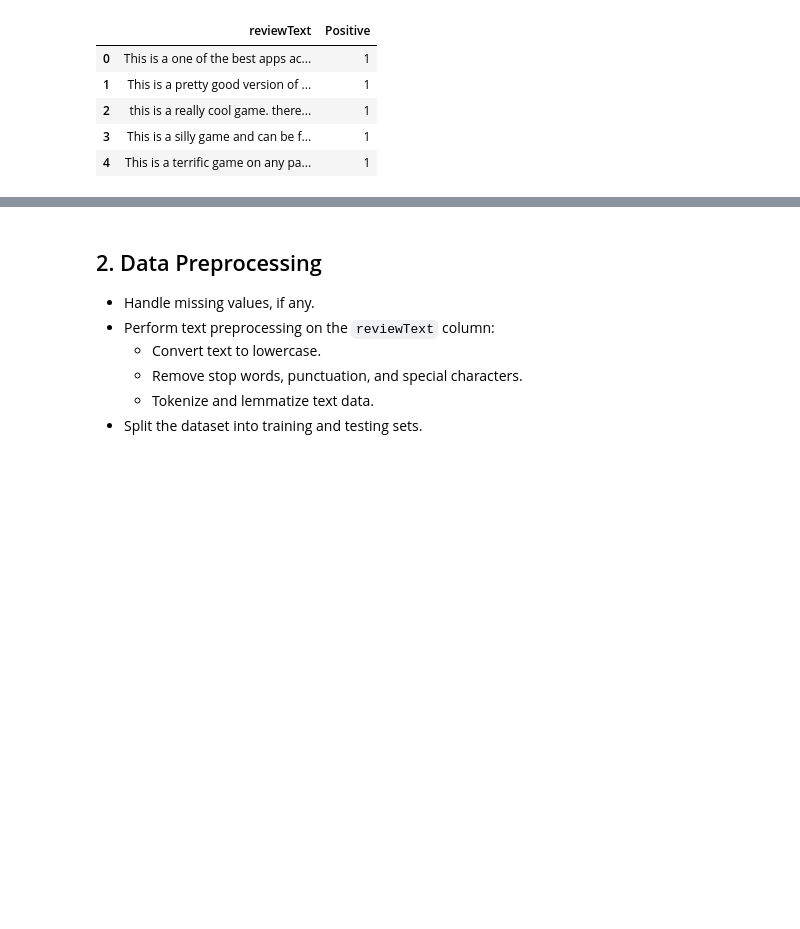
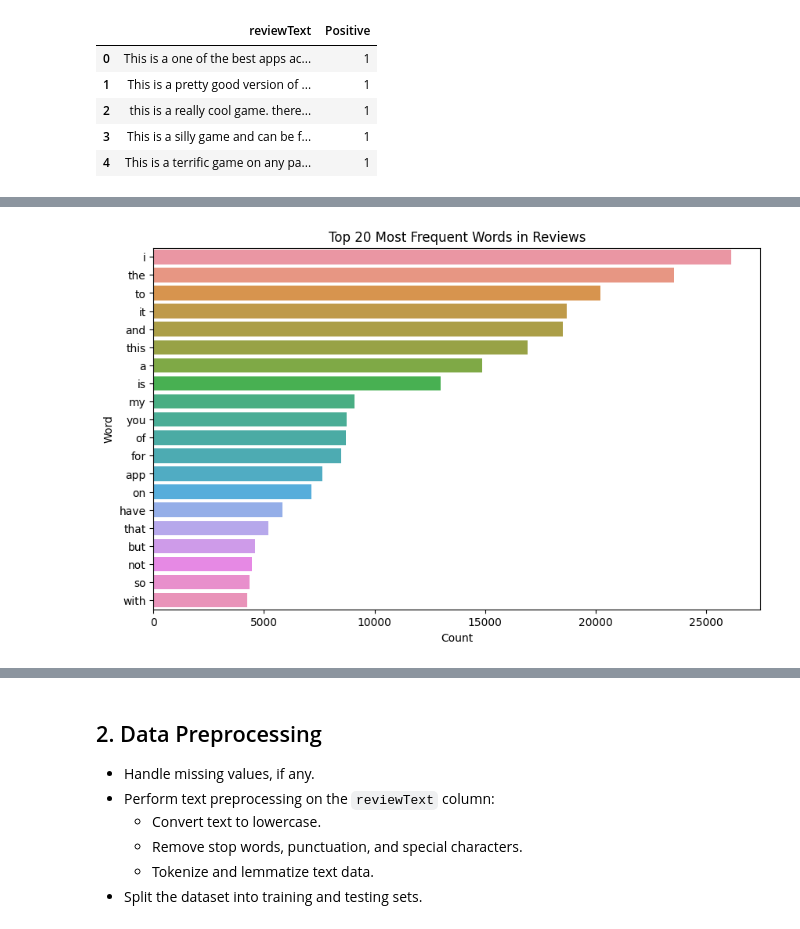
Before and after one commit to Rashedul023/Sentiment-Analysis, a Jupyter notebook: Sentiment Analysis on Amazon Product Reviews (1).ipynb, the cells around one changed output, grey strips where cells are left out. Saved outputs shown, nothing was run; the diff lists cells and outputs as text; code cells hidden in the pictures; blank space fills up the shorter version.

```diff
--- a/Sentiment Analysis on Amazon Product Reviews (1).ipynb
+++ b/Sentiment Analysis on Amazon Product Reviews (1).ipynb
@@ -35,0 +117,16 @@ df.head()
+# %%
+all_words = list(itertools.chain(*df['reviewText'].str.lower().str.split()))
+
+word_counts = Counter(all_words)
+common_words = word_counts.most_common(20)
+
+words, counts = zip(*common_words)
+
+plt.figure(figsize=(10,6))
+sns.barplot(x=list(counts), y=list(words))
+plt.title('Top 20 Most Frequent Words in Reviews')
+plt.xlabel('Count')
+plt.ylabel('Word')
+plt.show()
+# %% [output]
+[figure, added]
```
Also changed, not shown: parts of 35 cells of this notebook.
